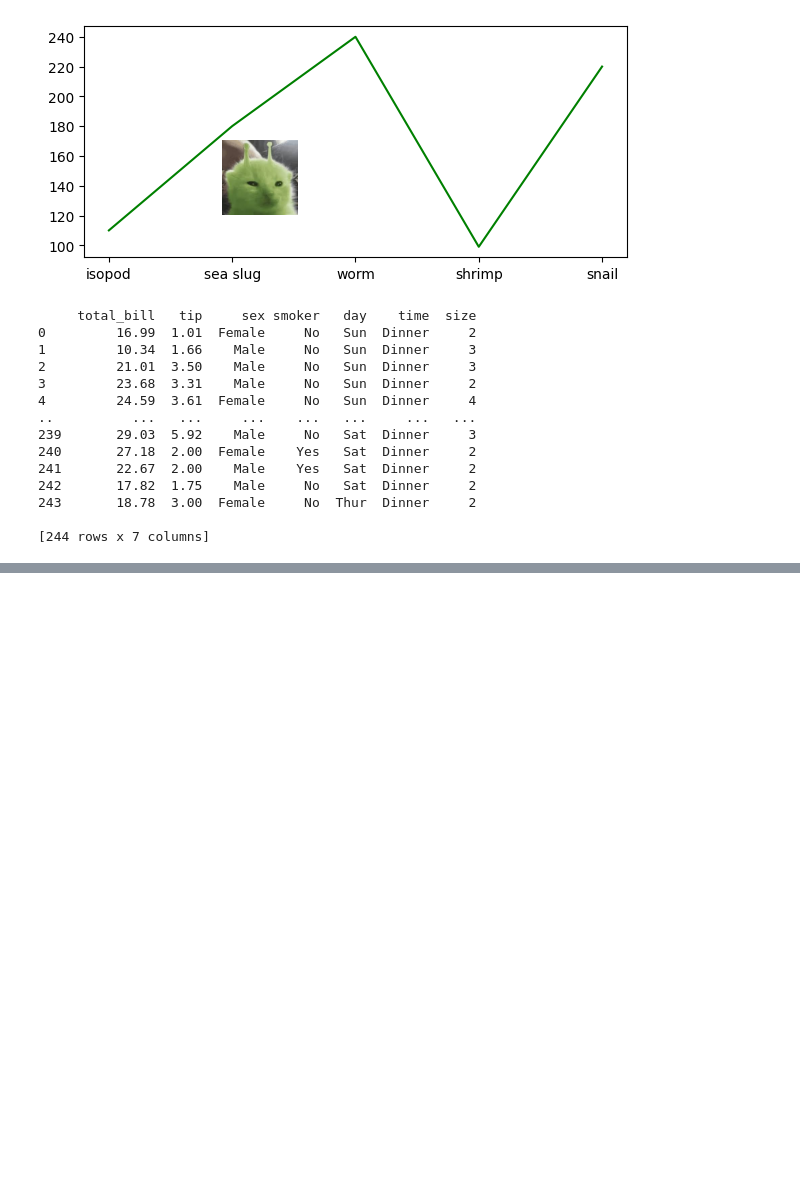
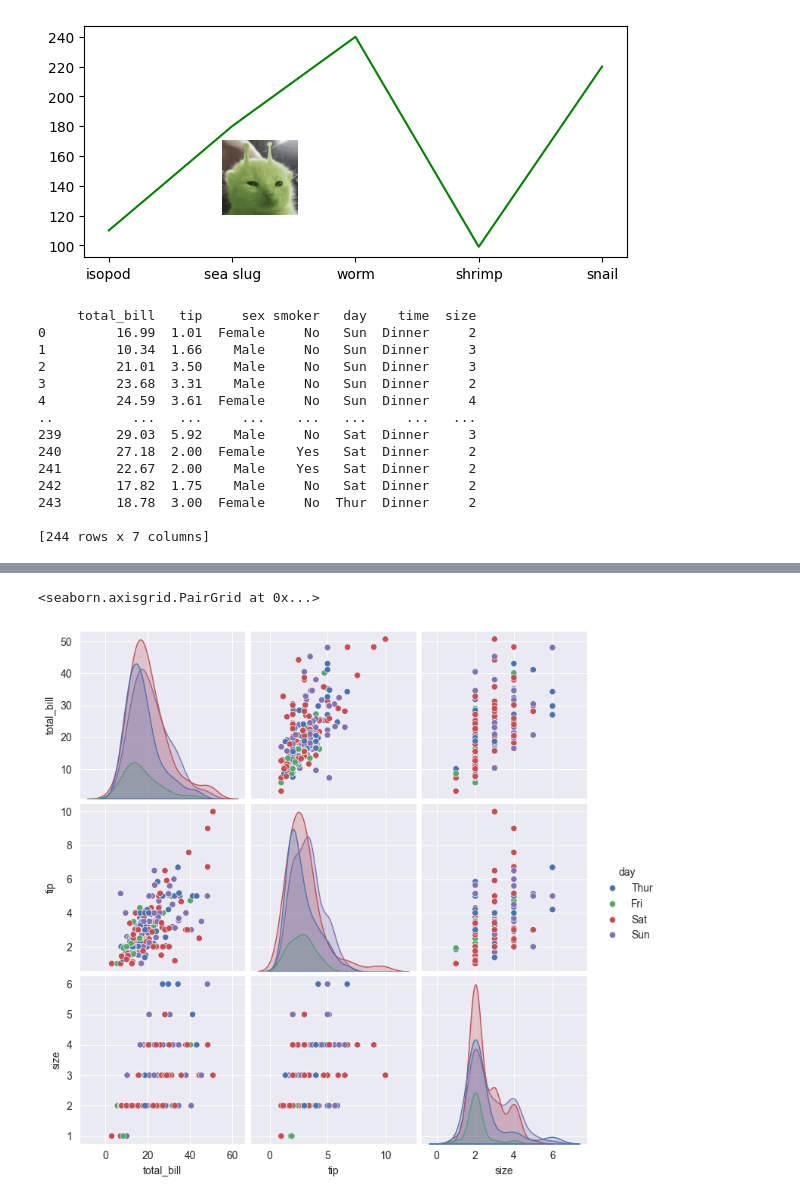
Before and after one commit to syueqiao/visualization, a Jupyter notebook: 02_activities/assignments/participation/2026.01.29.session5.ipynb, the cells around one changed output, grey strips where cells are left out. Saved outputs shown, nothing was run; the diff lists cells and outputs as text; code cells hidden in the pictures; blank space fills up the shorter version.

```diff
--- a/02_activities/assignments/participation/2026.01.29.session5.ipynb
+++ b/02_activities/assignments/participation/2026.01.29.session5.ipynb
@@ -68,0 +87,7 @@ sns.lineplot(data = tips,
+# %%
+#do pairplots
+sns.pairplot(data = tips, hue = 'day')
+#essentially figures out what the combinations are, quantitative against each other
+# %% [output]
+<seaborn.axisgrid.PairGrid at 0x...>
+[figure, added]
```
Also changed, not shown: parts of 12 cells of this notebook, 1 other file.
